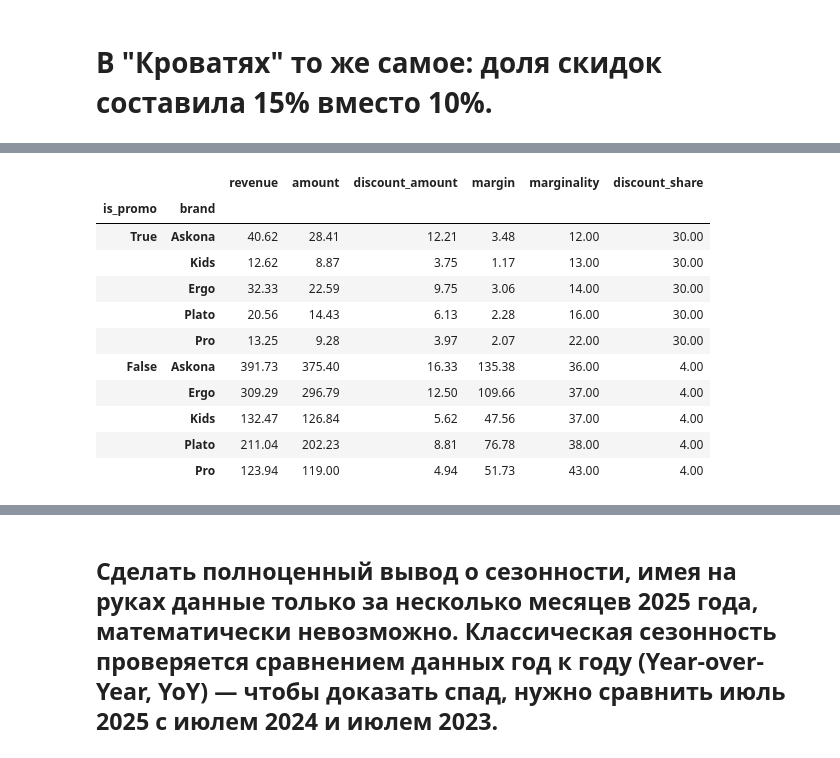
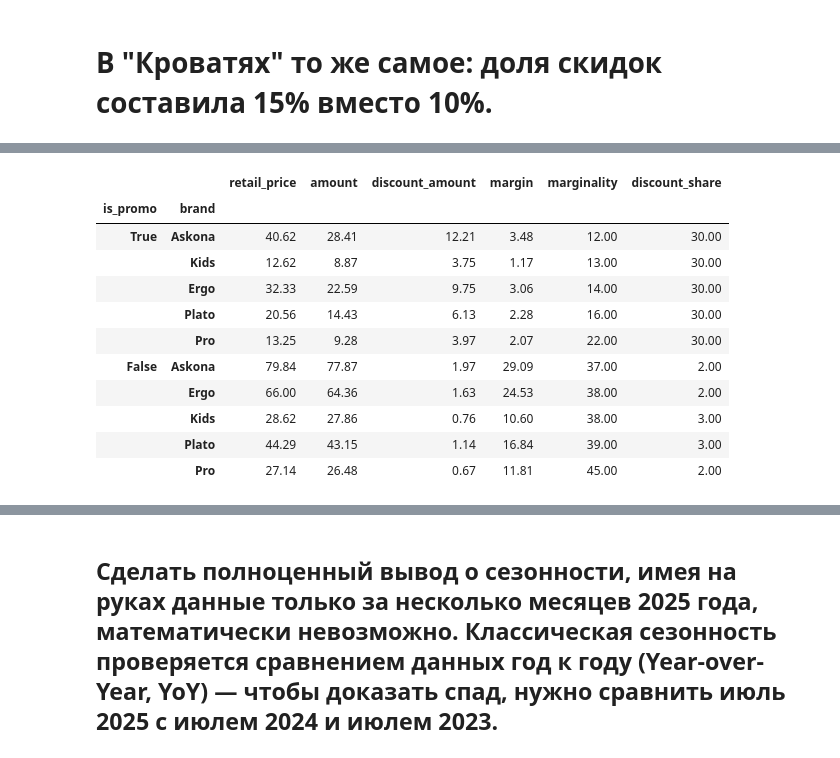
Before and after one commit to Boris160498/Askona, a Jupyter notebook: Askona.ipynb, the cells around one changed output, grey strips where cells are left out. Drawn from its saved outputs; the diff is of its cells as text; code cells hidden in the pictures.

```diff
--- a/Askona.ipynb
+++ b/Askona.ipynb
@@ -79,5 +79,5 @@ memory usage: 3.3+ MB
 # Приведём данные к нужному формату, добавим месяц продаж, чтобы можно было сгруппировать по нему для анализа
 # %%
 sales['dt'] = pd.to_datetime(sales['dt'])
-sales['month'] = sales['dt'].dt.to_period('M')
+sales['month'] = sales['dt'].dt.to_period('M').astype(str)
 # %% [markdown]
@@ -85,8 +85,8 @@ sales['month'] = sales['dt'].dt.to_period('M')
 # %%
 sofa_sales = sales.merge(products, on='sku_id') # соединили таблицы
 sofa_sales = sofa_sales[sofa_sales['category'].str.contains('Диваны')] # взяли только диваны
-sofa_sales['revenue'] = sofa_sales['base_price'] * sofa_sales['qty'] # добавили столбец выручки
-sofa_sales['discount_amount'] = sofa_sales['revenue'] * sofa_sales['discount'] # добавили столбец суммы скидки
+sofa_sales['retail_price'] = sofa_sales['base_price'] * sofa_sales['qty'] # добавили столбец базовой стоимости
+sofa_sales['discount_amount'] = sofa_sales['retail_price'] * sofa_sales['discount'] # добавили столбец суммы скидки
 # %%
 sofa_sales.head()
 # %% [output]
@@ -106,7 +125,7 @@ sales_per_mth['discount_share'] = round(sales_per_mth['discount_amount'] / sales
 # Создадим функцию для получения сгруппированной таблицы с вышеперечисленными показателями.
 # %%
 def get_stats(df, cols:list):
-  result = df.groupby(cols).agg(revenue=('revenue', 'sum'), amount=('amount', 'sum'), discount_amount=('discount_amount', 'sum'), margin=('margin', 'sum'))
+  result = df.groupby(cols).agg(retail_price=('retail_price', 'sum'), amount=('amount', 'sum'), discount_amount=('discount_amount', 'sum'), margin=('margin', 'sum'))
   result['marginality'] = round(result['margin'] / result['amount'] * 100)
-  result['discount_share'] = round(result['discount_amount'] / result['revenue'] * 100)
+  result['discount_share'] = round(result['discount_amount'] / result['retail_price'] * 100)
   return result
@@ -175,18 +177,18 @@ comparison
 # %%
-stat_per_brand = get_stats(sofa_sales, ['is_promo', 'brand'])
-columns_to_millions = ['amount', 'discount_amount', 'margin', 'revenue']
+stat_per_brand = get_stats(sofa_sales[sofa_sales['month'].isin(['2025-07', '2025-08'])], ['is_promo', 'brand'])
+columns_to_millions = ['amount', 'discount_amount', 'margin', 'retail_price']
 stat_per_brand[columns_to_millions] = stat_per_brand[columns_to_millions] / 1000000
 stat_per_brand.sort_values('marginality')
 # %% [output]
-|  |  | revenue | amount | discount_amount | margin | marginality | discount_share |
+|  |  | retail_price | amount | discount_amount | margin | marginality | discount_share |
 | is_promo | brand |  |  |  |  |  |  |
 | True | Askona | 40.62 | 28.41 | 12.21 | 3.48 | 12.00 | 30.00 |
 |  | Kids | 12.62 | 8.87 | 3.75 | 1.17 | 13.00 | 30.00 |
 |  | Ergo | 32.33 | 22.59 | 9.75 | 3.06 | 14.00 | 30.00 |
 |  | Plato | 20.56 | 14.43 | 6.13 | 2.28 | 16.00 | 30.00 |
 |  | Pro | 13.25 | 9.28 | 3.97 | 2.07 | 22.00 | 30.00 |
-| False | Askona | 391.73 | 375.40 | 16.33 | 135.38 | 36.00 | 4.00 |
-|  | Ergo | 309.29 | 296.79 | 12.50 | 109.66 | 37.00 | 4.00 |
-|  | Kids | 132.47 | 126.84 | 5.62 | 47.56 | 37.00 | 4.00 |
-|  | Plato | 211.04 | 202.23 | 8.81 | 76.78 | 38.00 | 4.00 |
-|  | Pro | 123.94 | 119.00 | 4.94 | 51.73 | 43.00 | 4.00 |
+| False | Askona | 79.84 | 77.87 | 1.97 | 29.09 | 37.00 | 2.00 |
+|  | Ergo | 66.00 | 64.36 | 1.63 | 24.53 | 38.00 | 2.00 |
+|  | Kids | 28.62 | 27.86 | 0.76 | 10.60 | 38.00 | 3.00 |
+|  | Plato | 44.29 | 43.15 | 1.14 | 16.84 | 39.00 | 3.00 |
+|  | Pro | 27.14 | 26.48 | 0.67 | 11.81 | 45.00 | 2.00 |
```
Also changed, not shown: parts of 26 cells of this notebook.
